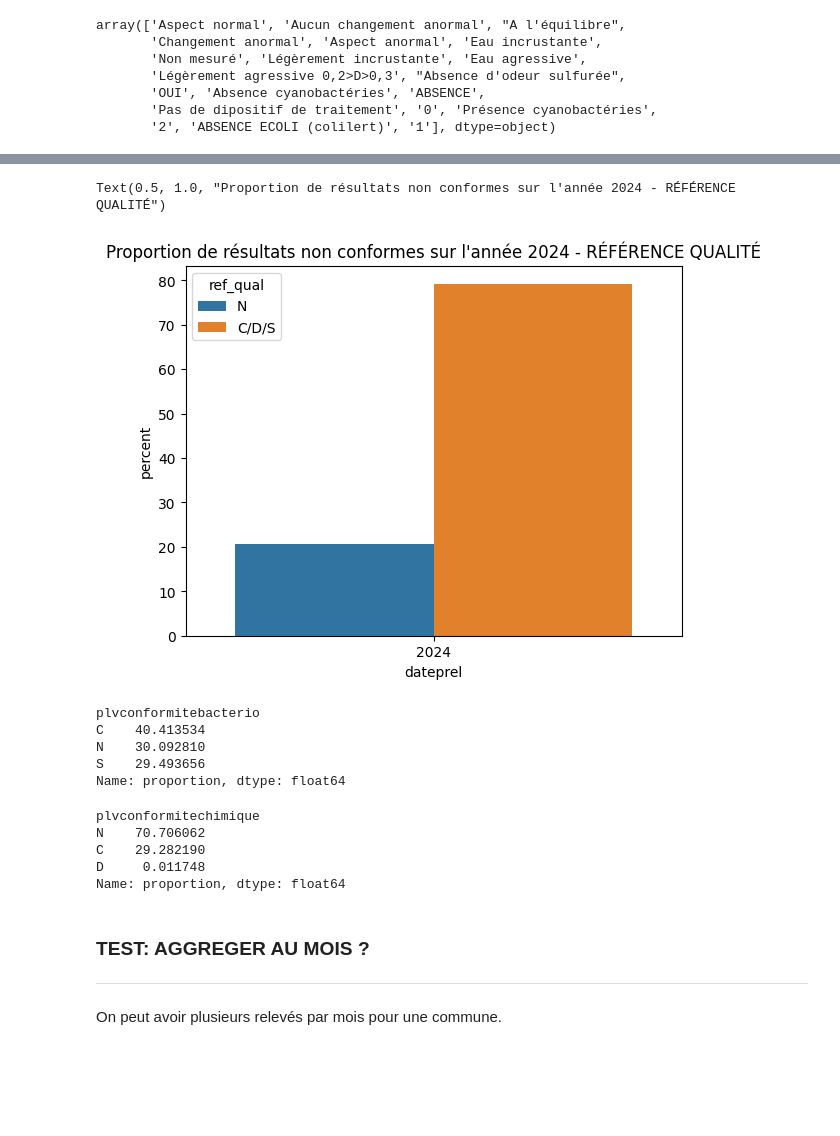
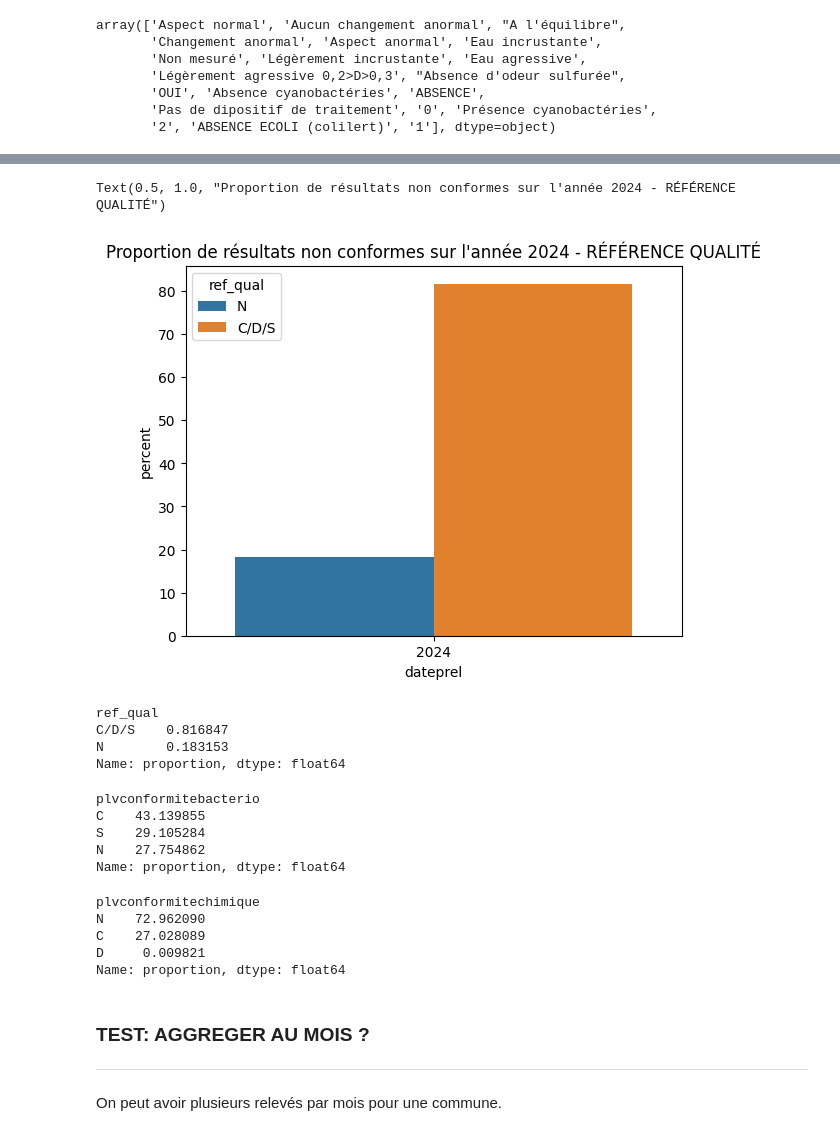
Before and after one commit to tomboulier/DataForGood_Saison13_PollutionEau, a Jupyter notebook: analytics/notebooks/Lise-AJT_P1_EXPLO_SEUILS.ipynb, the cells around one changed output, grey strips where cells are left out. Saved outputs shown, nothing was run; the diff lists cells and outputs as text; code cells hidden in the pictures; blank space fills up the shorter version.

```diff
--- a/analytics/notebooks/Lise-AJT_P1_EXPLO_SEUILS.ipynb
+++ b/analytics/notebooks/Lise-AJT_P1_EXPLO_SEUILS.ipynb
@@ -502,8 +529,18 @@ col_resultats = ['referenceprel','qualitparam','libmajparametre','rqana','cdunit
 
 use_resultats = resultats[col_resultats]
 # %%
-col_prelevements = ['inseecommuneprinc', 'nomcommuneprinc', 'referenceprel', 'dateprel', 'conclusionprel', 'plvconformitebacterio',
-                   'plvconformitechimique', 'plvconformitereferencebact', 'plvconformitereferencechim']
+col_prelevements = [
+    "inseecommuneprinc",
+    "nomcommuneprinc",
+    "cdreseau",
+    "referenceprel",
+    "dateprel",
+    "conclusionprel",
+    "plvconformitebacterio",
+    "plvconformitechimique",
+    "plvconformitereferencebact",
+    "plvconformitereferencechim",
+]
 
 use_prelevements = prelevements[col_prelevements]
 # %%
@@ -511,15 +548,25 @@ result_prelev = use_prelevements.merge(use_resultats, on = 'referenceprel')
 # %%
 # Clarification de la variable "qualitparam" car valeurs non explicites et confondables avec les valeurs plv...
-result_prelev['qualitparam'] = result_prelev['qualitparam'].replace(['N', 'O'], ['QUANT', 'QUAL'])
+result_prelev["qualitparam"] = result_prelev["qualitparam"].replace(
+    ["N", "O"], ["QUANT", "QUAL"]
+)
 # %%
 # On peut déjà se focaliser sur les non conformités LIMITE QUALITÉ
 # qui semblent plus impactantes vs non conformités de RÉFÉRENCE QUALITÉ, en tout cas séparerer les deux // Cas où on a les deux ?
 
-result_prelev['limit_qual'] = np.where((result_prelev['plvconformitebacterio'] == 'N') |  (result_prelev['plvconformitechimique'] == 'N'),
-                                        'N', 'C/D/S')
+result_prelev["limit_qual"] = np.where(
+    (result_prelev["plvconformitebacterio"] == "N")
+    | (result_prelev["plvconformitechimique"] == "N"),
+    "N",
+    "C/D/S",
+)
 
-result_prelev['ref_qual'] = np.where((result_prelev['plvconformitereferencebact'] == 'N') |  (result_prelev['plvconformitereferencechim'] == 'N'),
-                                        'N', 'C/D/S')
+result_prelev["ref_qual"] = np.where(
+    (result_prelev["plvconformitereferencebact"] == "N")
+    | (result_prelev["plvconformitereferencechim"] == "N"),
+    "N",
+    "C/D/S",
+)
 # %%
 # Remplacer None par Nan
 result_prelev = result_prelev.fillna(value=np.nan)
@@ -588,9 +640,9 @@ _Idée analyses sur la non conformité globale_
 * _type de molécules / bactéries qui ressortent le plus_
 * etc
 # %%
-# Dans ce cadre il faut retirer les "doublons", en tout cas n'avoir qu'une ligne par commune/ref de prélèvement
+# Dans ce cadre il faut retirer les "doublons", en tout cas n'avoir qu'une ligne par UDI/ref de prélèvement
 
-comm_prel_uniques = result_prelev.drop_duplicates(subset = ['inseecommuneprinc', 'referenceprel'])
+comm_prel_uniques = result_prelev.drop_duplicates(subset=["cdreseau", "referenceprel"])
 # %%
 # On a des cas non conformes pour les deux types de conformité (limite et référence).
 
@@ -617,25 +676,41 @@ N        0.059119
 Name: proportion, dtype: float64
 # %%
-sns.countplot(comm_prel_uniques, x=comm_prel_uniques["dateprel"].dt.year, hue="ref_qual", stat = 'percent')
+sns.countplot(
+    comm_prel_uniques,
+    x=comm_prel_uniques["dateprel"].dt.year,
+    hue="ref_qual",
+    stat="percent",
+)
 plt.title("Proportion de résultats non conformes sur l'année 2024 - RÉFÉRENCE QUALITÉ")
 # %% [output]
 Text(0.5, 1.0, "Proportion de résultats non conformes sur l'année 2024 - RÉFÉRENCE QUALITÉ")
-[figure, old version]
+[figure, new version]
+# %%
+comm_prel_uniques["ref_qual"].value_counts(normalize=True)
+# %% [output]
+ref_qual
+C/D/S    0.816847
+N        0.183153
+Name: proportion, dtype: float64
 # %%
-comm_prel_uniques[comm_prel_uniques['limit_qual'] == 'N']['plvconformitebacterio'].value_counts(normalize = True)*100 #plvconformitechimique
+comm_prel_uniques[comm_prel_uniques["limit_qual"] == "N"][
+    "plvconformitebacterio"
+].value_counts(normalize=True) * 100  # plvconformitechimique
 # %% [output]
 plvconformitebacterio
-C    40.413534
-N    30.092810
-S    29.493656
+C    43.139855
+S    29.105284
+N    27.754862
 Name: proportion, dtype: float64
 # %%
-comm_prel_uniques[comm_prel_uniques['limit_qual'] == 'N']['plvconformitechimique'].value_counts(normalize = True)*100
+comm_prel_uniques[comm_prel_uniques["limit_qual"] == "N"][
+    "plvconformitechimique"
+].value_counts(normalize=True) * 100
 # %% [output]
 plvconformitechimique
-N    70.706062
-C    29.282190
-D     0.011748
+N    72.962090
+C    27.028089
+D     0.009821
 Name: proportion, dtype: float64
 # %% [markdown]
 ### TEST: AGGREGER AU MOIS ?
```
Also changed, not shown: parts of 79 cells of this notebook.
